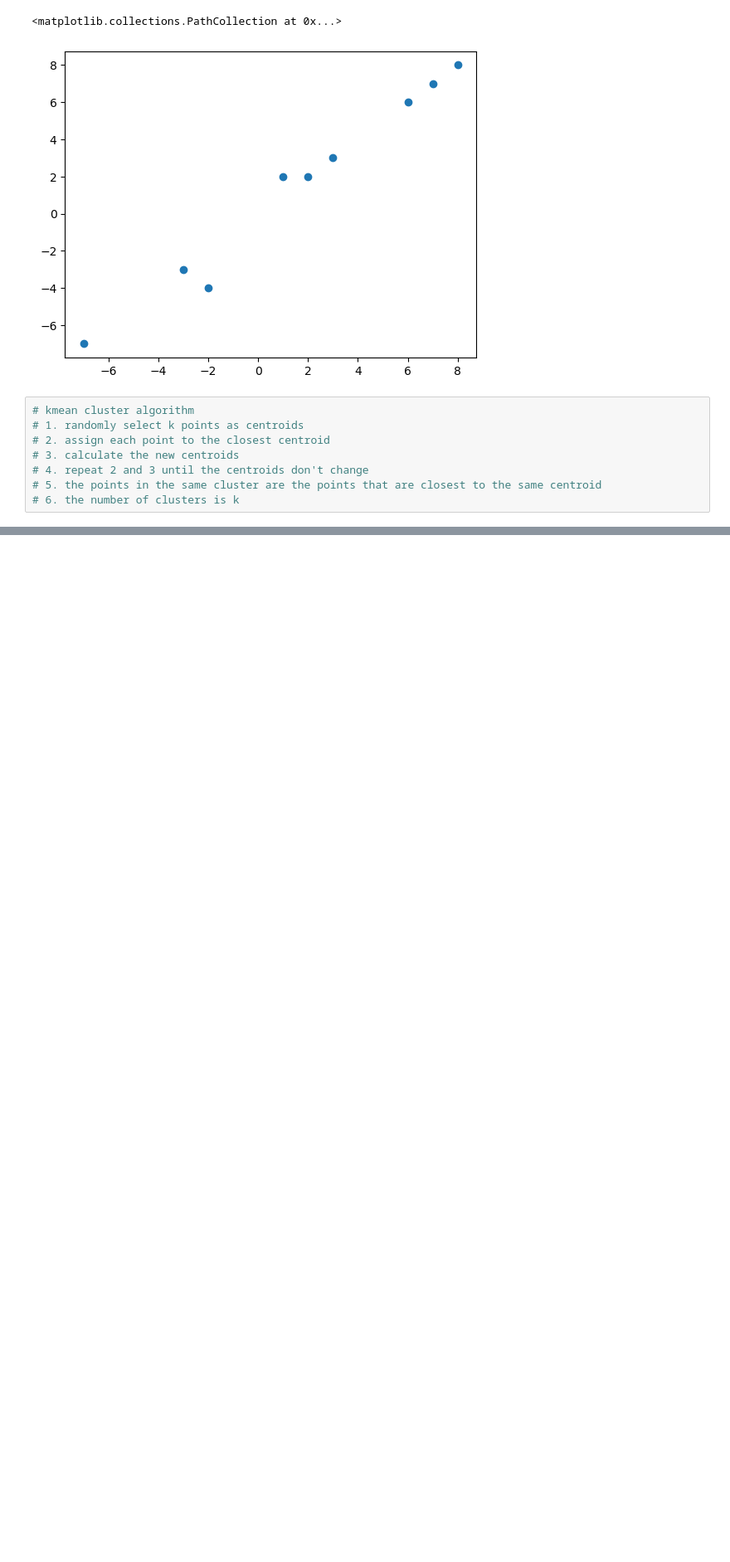
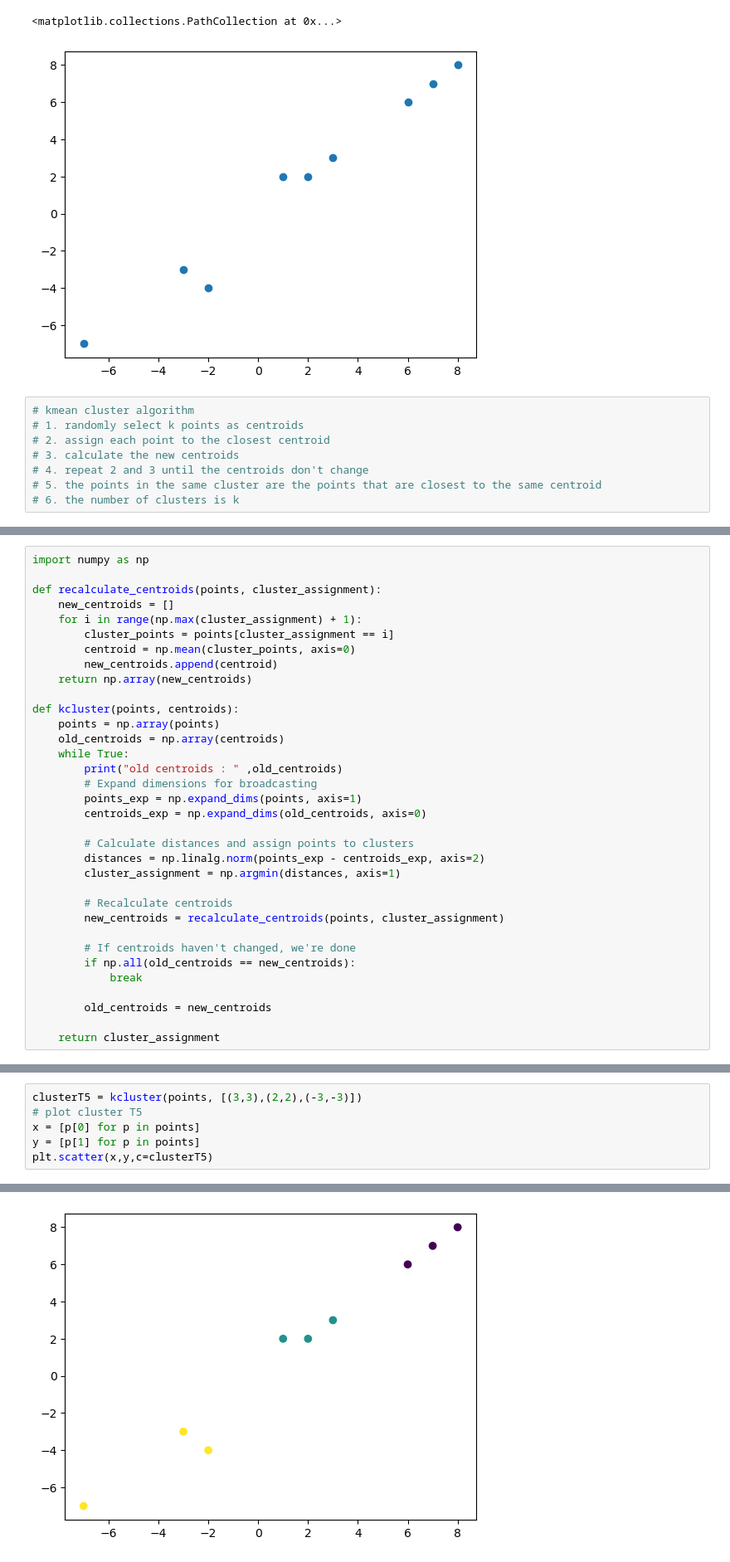
Before and after one commit to Tenkris/Pattern2024, a Jupyter notebook: Hw1_6430009221.ipynb, the cells around one changed output, grey strips where cells are left out. Shown at 83% size. Saved outputs shown, nothing was run; the diff lists cells and outputs as text; blank space fills up the shorter version.

```diff
--- a/Hw1_6430009221.ipynb
+++ b/Hw1_6430009221.ipynb
@@ -109,0 +52,34 @@ NameError: name 'k' is not defined
+# %%
+import numpy as np
+
+def recalculate_centroids(points, cluster_assignment):
+    new_centroids = []
+    for i in range(np.max(cluster_assignment) + 1):
+        cluster_points = points[cluster_assignment == i]
+        centroid = np.mean(cluster_points, axis=0)
+        new_centroids.append(centroid)
+    return np.array(new_centroids)
+
+def kcluster(points, centroids):
+    points = np.array(points)
+    old_centroids = np.array(centroids)
+    while True:
+        print("old centroids : " ,old_centroids)
+        # Expand dimensions for broadcasting
+        points_exp = np.expand_dims(points, axis=1)
+        centroids_exp = np.expand_dims(old_centroids, axis=0)
+
+        # Calculate distances and assign points to clusters
+        distances = np.linalg.norm(points_exp - centroids_exp, axis=2)
+        cluster_assignment = np.argmin(distances, axis=1)
+
+        # Recalculate centroids
+        new_centroids = recalculate_centroids(points, cluster_assignment)
+
+        # If centroids haven't changed, we're done
+        if np.all(old_centroids == new_centroids):
+            break
+
+        old_centroids = new_centroids
+
+    return cluster_assignment
@@ -109,0 +90,7 @@ NameError: name 'k' is not defined
+# %%
+clusterT5 = kcluster(points, [(3,3),(2,2),(-3,-3)])
+# plot cluster T5
+x = [p[0] for p in points]
+y = [p[1] for p in points]
+plt.scatter(x,y,c=clusterT5)
+# %% [output]
@@ -109,0 +107 @@ NameError: name 'k' is not defined
+[figure, added]
```
Also changed, not shown: parts of 35 cells of this notebook, 1 other file.
